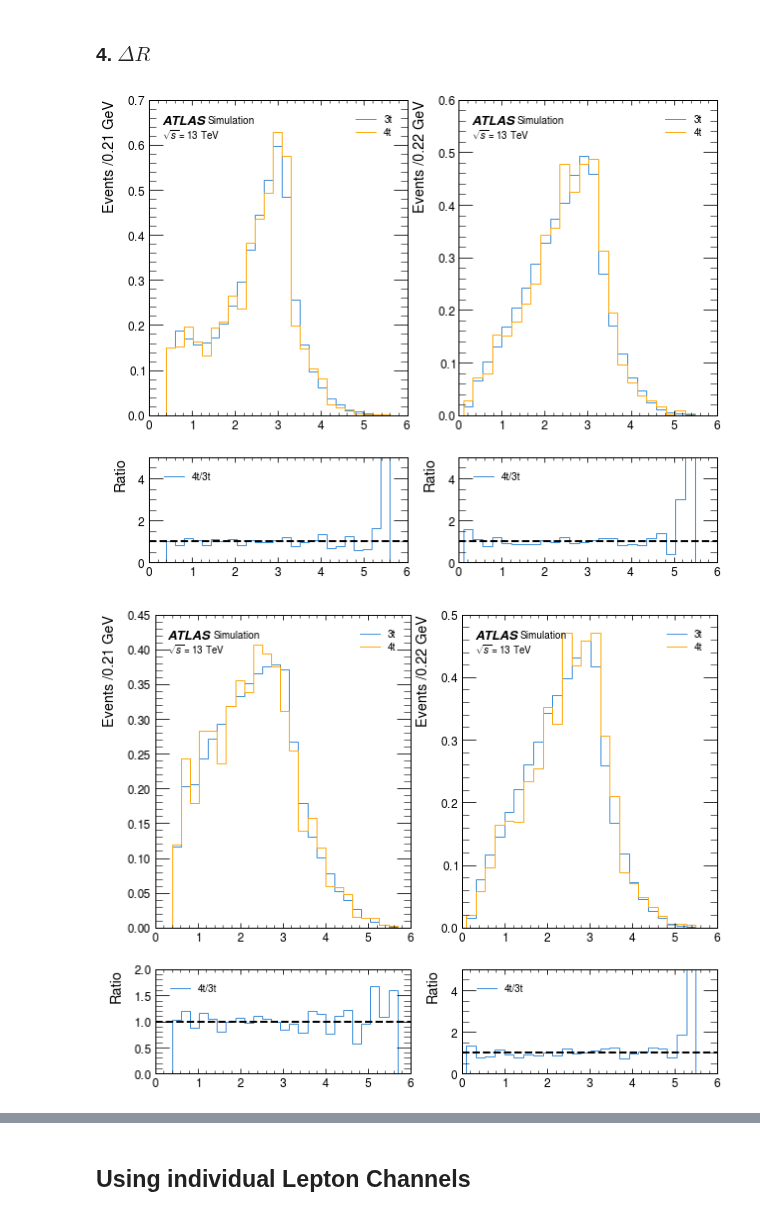
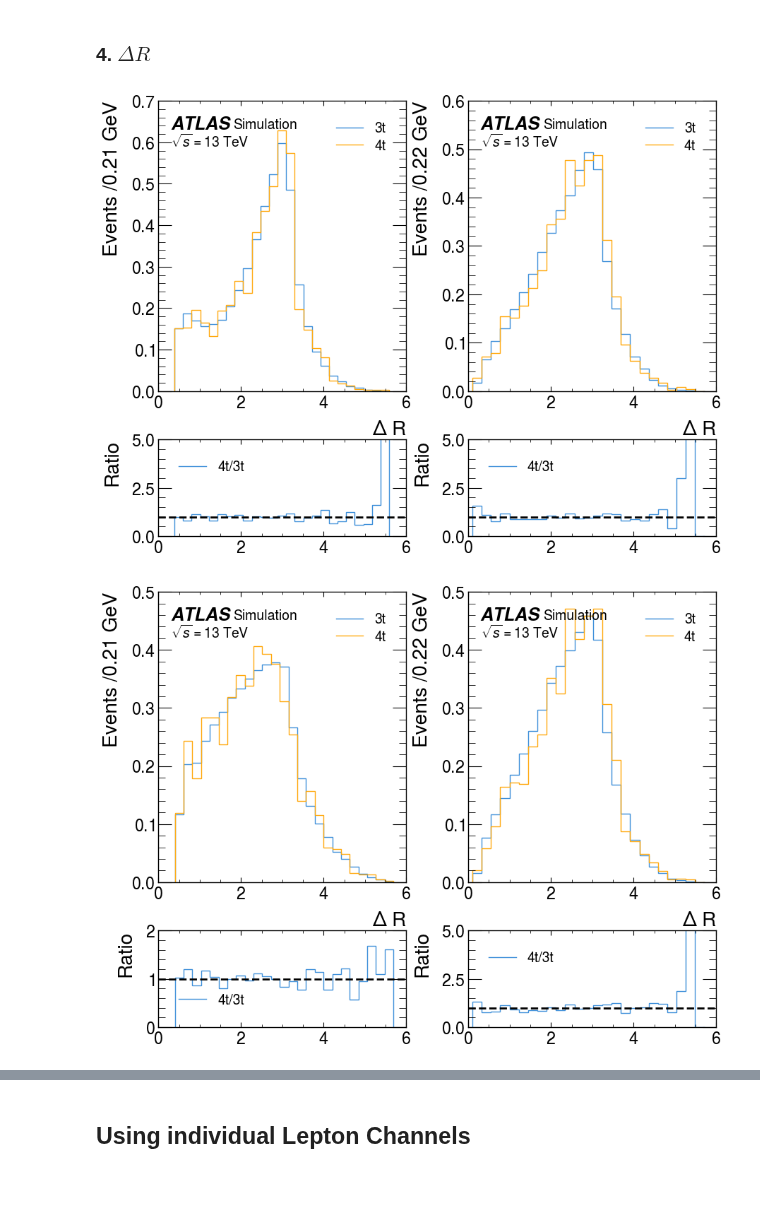
Before and after one commit to archiebrooks02/MPHYS-4Top, a Jupyter notebook: week_2.ipynb, the cells around one changed output, grey strips where cells are left out. Drawn from its saved outputs; the diff is of its cells as text; code cells hidden in the pictures; blank space fills up the shorter version.

Commit message:
week 2 updated graphs

```diff
--- a/week_2.ipynb
+++ b/week_2.ipynb
@@ -430,15 +430,25 @@ plt.show()
 # %%
 fig, ax = plt.subplots(2,2,gridspec_kw={'height_ratios':[3,1]}, figsize=(10,8))
 histogram([highest_pt_jet_3t.deltaR(second_highest_pt_jet_3t),highest_pt_jet_4t.deltaR(second_highest_pt_jet_4t)], 25, ['3t','4t'], ax[0,0], ratio=True, ratio_axes=ax[1,0], density=True)
 histogram([highest_pt_lepton_3t.deltaR(second_highest_pt_lepton_3t),highest_pt_lepton_4t.deltaR(second_highest_pt_lepton_4t)], 25, ['3t','4t'], ax[0,1], ratio=True, ratio_axes=ax[1,1], density=True)
+ax[0,0].set_xlabel(r'$\Delta$ R')
+ax[0,1].set_xlabel(r'$\Delta$ R')
+plt.subplots_adjust(hspace=0.25)
+plt.subplots_adjust(wspace=0.25)
+plt.show()
 # %% [output]
-[figure, old version]
+[figure, new version]
 # %%
 fig, ax = plt.subplots(2,2,gridspec_kw={'height_ratios':[3,1]}, figsize=(10,8))
 histogram([lowest_pt_jet_3t.deltaR(second_lowest_pt_jet_3t),lowest_pt_jet_4t.deltaR(second_lowest_pt_jet_4t)], 25, ['3t','4t'], ax[0,0], ratio=True, ratio_axes=ax[1,0], density=True)
 histogram([lowest_pt_lepton_3t.deltaR(second_lowest_pt_lepton_3t),lowest_pt_lepton_4t.deltaR(second_lowest_pt_lepton_4t)], 25, ['3t','4t'], ax[0,1], ratio=True, ratio_axes=ax[1,1], density=True)
+ax[0,0].set_xlabel(r'$\Delta$ R')
+ax[0,1].set_xlabel(r'$\Delta$ R')
+plt.subplots_adjust(hspace=0.25)
+plt.subplots_adjust(wspace=0.25)
+plt.show()
 # %% [output]
-[figure, old version]
+[figure, new version]
 # %%
 fig, ax = plt.subplots(2,3,gridspec_kw={'height_ratios':[3,1]}, figsize=(15,8))
 histogram([lowest_pt_jet_3t.deltaR(second_lowest_pt_jet_3t),lowest_pt_jet_4t.deltaR(second_lowest_pt_jet_4t)], 25, ['3t','4t'], ax[0,0], ratio=True, ratio_axes=ax[1,0], density=True)
```
Also changed, not shown: parts of 20 cells of this notebook, 1 other file.
